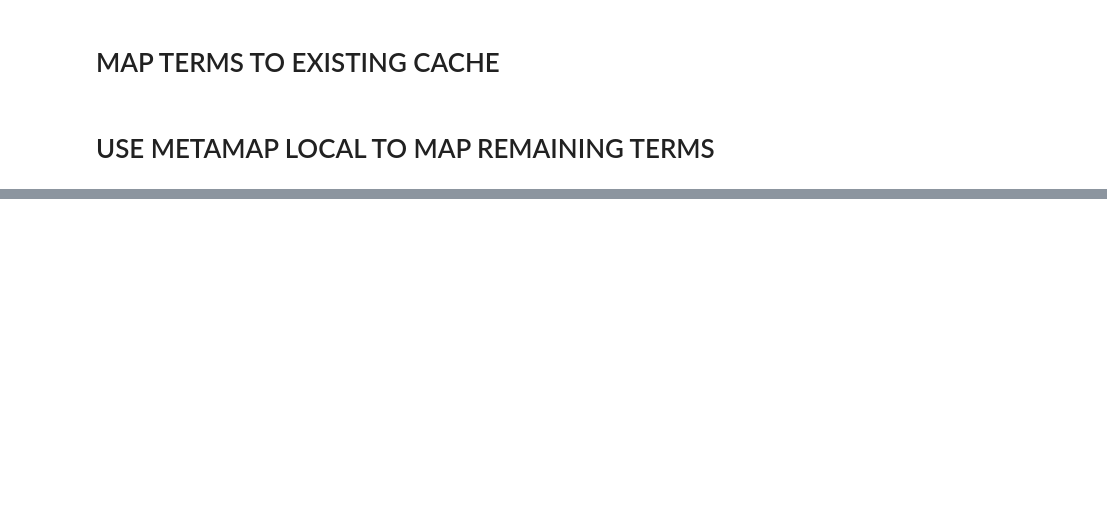
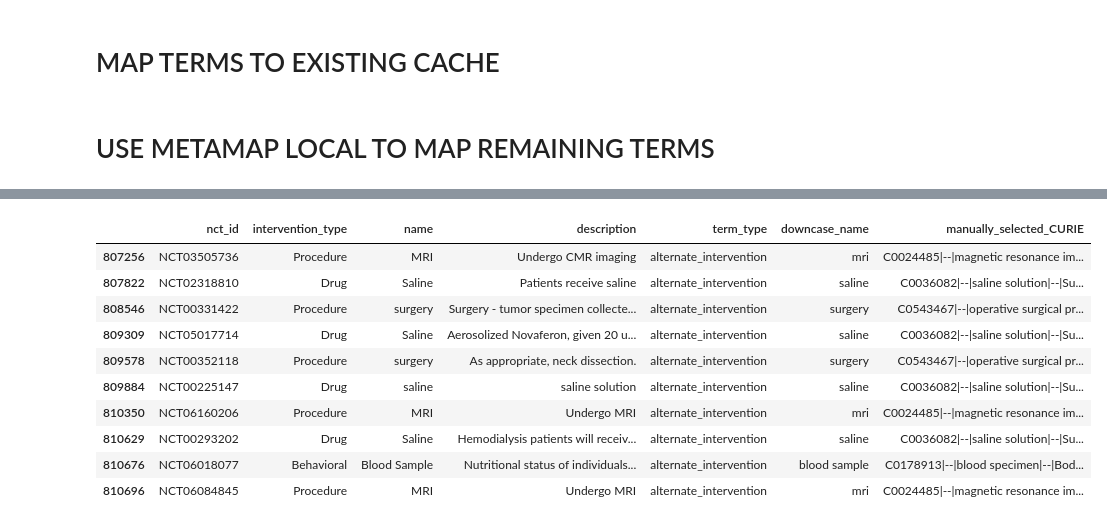
Before and after one commit to GitHubbit/Multiomics_ClinicalTrials_KP, a Jupyter notebook: mapper_ipynb_to_py_mm_only.ipynb, the cells around one changed output, grey strips where cells are left out. Cells and saved outputs as stored; diff of their text form; code cells hidden in the pictures; blank space fills up the shorter version.

Commit message:
Added function to cache manually selected CURIEs

```diff
--- a/mapper_ipynb_to_py_mm_only.ipynb
+++ b/mapper_ipynb_to_py_mm_only.ipynb
@@ -731,6 +930,18 @@ Approximate runtime for overall mapping: 0.0 hours, 4.0 minutes, 44.705381155014
 # %%
 with pd.option_context('display.max_rows', None, 'display.max_columns', None, 'display.max_colwidth', None):  # more options can be specified also
-    display(interventions_manual_review[:20])
+    display(test[:10])
+# %% [output]
+|  | nct_id | intervention_type | name | description | term_type | downcase_name | manually_selected_CURIE |
+| 807256 | NCT03505736 | Procedure | MRI | Undergo CMR imaging | alternate_intervention | mri | C0024485|--|magnetic resonance im... |
+| 807822 | NCT02318810 | Drug | Saline | Patients receive saline | alternate_intervention | saline | C0036082|--|saline solution|--|Su... |
+| 808546 | NCT00331422 | Procedure | surgery | Surgery - tumor specimen collecte... | alternate_intervention | surgery | C0543467|--|operative surgical pr... |
+| 809309 | NCT05017714 | Drug | Saline | Aerosolized Novaferon, given 20 u... | alternate_intervention | saline | C0036082|--|saline solution|--|Su... |
+| 809578 | NCT00352118 | Procedure | surgery | As appropriate, neck dissection. | alternate_intervention | surgery | C0543467|--|operative surgical pr... |
+| 809884 | NCT00225147 | Drug | saline | saline solution | alternate_intervention | saline | C0036082|--|saline solution|--|Su... |
+| 810350 | NCT06160206 | Procedure | MRI | Undergo MRI | alternate_intervention | mri | C0024485|--|magnetic resonance im... |
+| 810629 | NCT00293202 | Drug | Saline | Hemodialysis patients will receiv... | alternate_intervention | saline | C0036082|--|saline solution|--|Su... |
+| 810676 | NCT06018077 | Behavioral | Blood Sample | Nutritional status of individuals... | alternate_intervention | blood sample | C0178913|--|blood specimen|--|Bod... |
+| 810696 | NCT06084845 | Procedure | MRI | Undergo MRI | alternate_intervention | mri | C0024485|--|magnetic resonance im... |
 # %%
 def report_stats(df_dict, flag_and_path):
     """ Report counts of conditions, interventions"""
```
Also changed, not shown: parts of 11 cells of this notebook.
